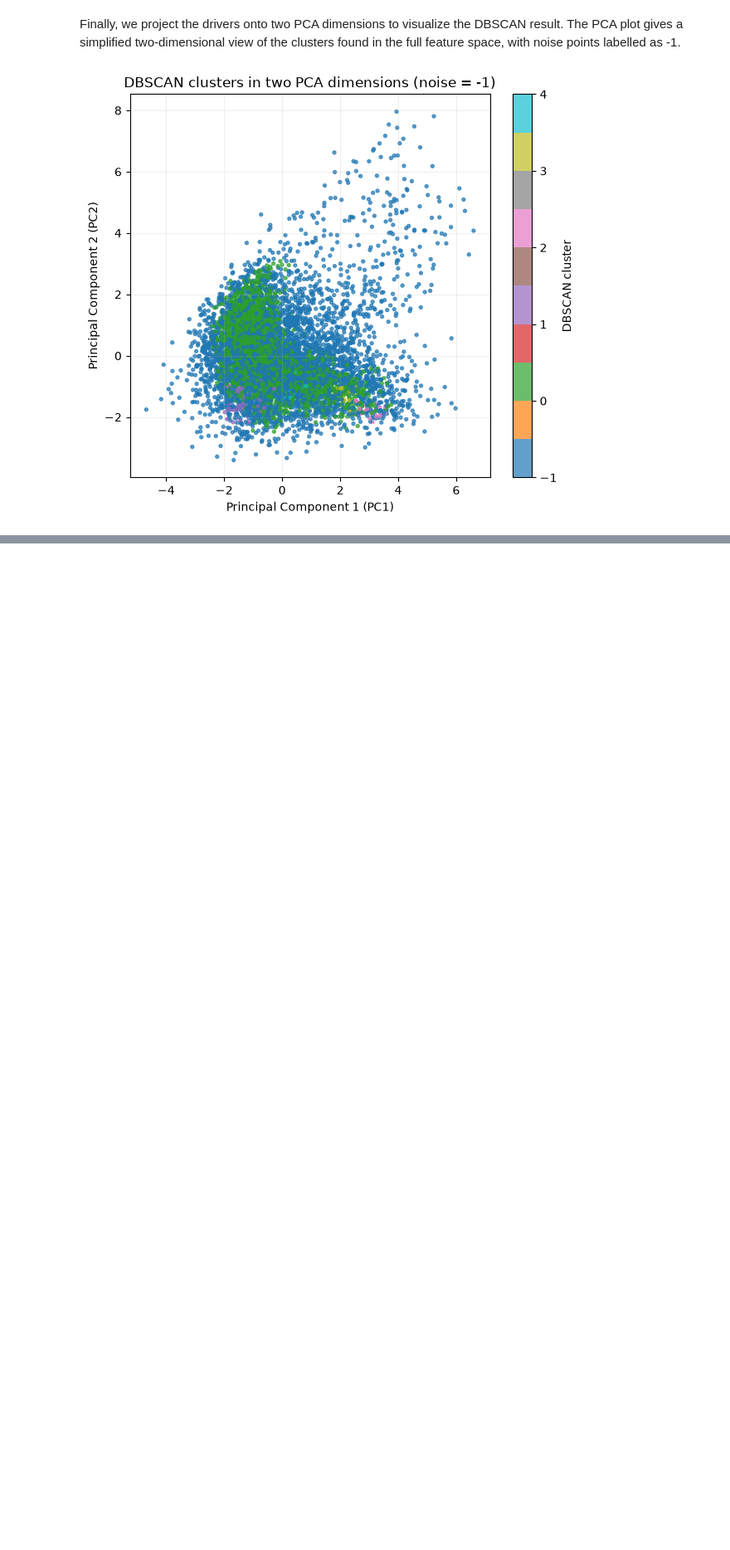
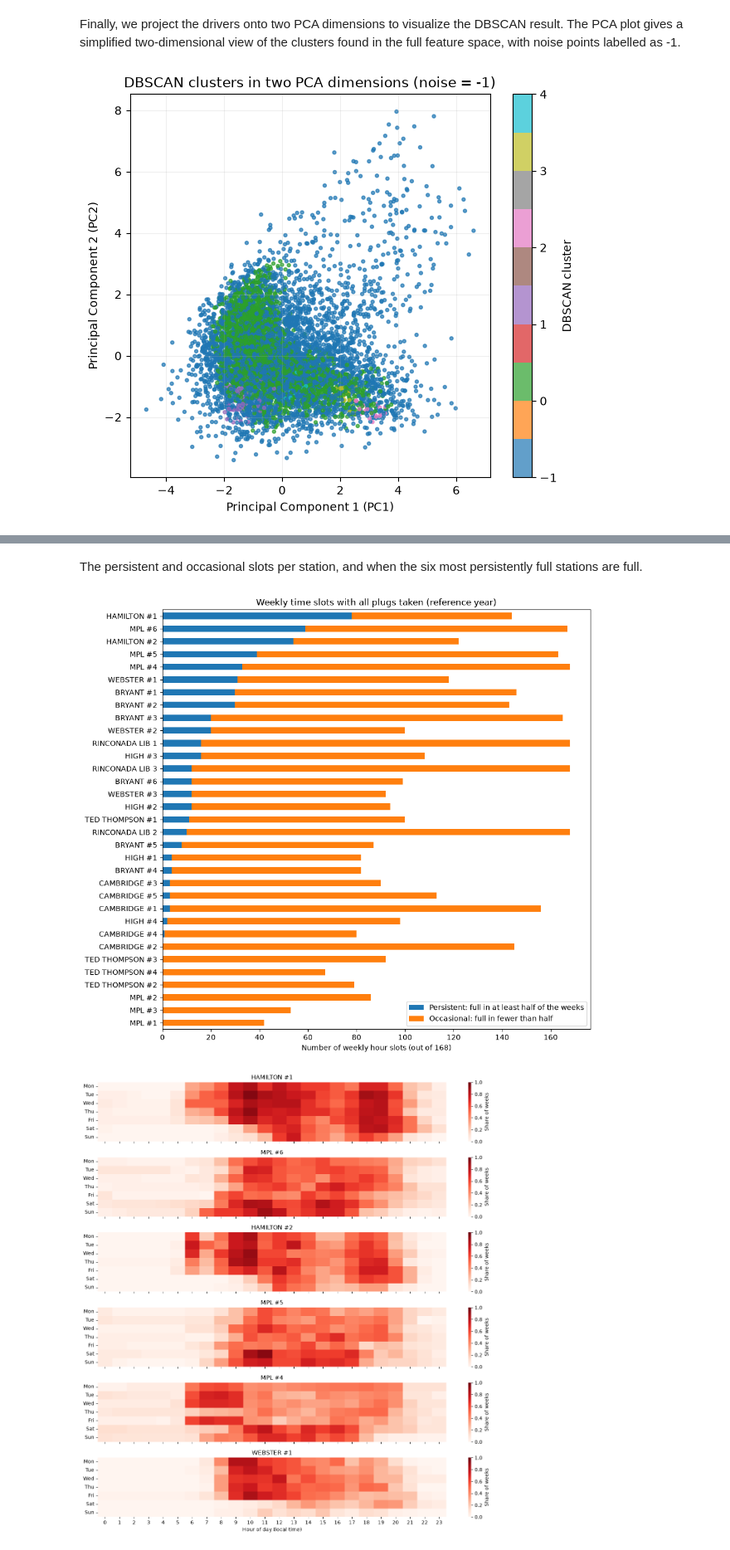
Before and after one commit to dumitritamacarenco/Introduction-to-Business-Analytics---Project-, a Jupyter notebook: ev_charging_palo_alto.ipynb, the cells around one changed output, grey strips where cells are left out. Shown at 83% size. Drawn from its saved outputs; the diff is of its cells as text; code cells hidden in the pictures; blank space fills up the shorter version.

```diff
--- a/ev_charging_palo_alto.ipynb
+++ b/ev_charging_palo_alto.ipynb
@@ -1407,0 +1658,18 @@ plt.show()
+# %%
+# For every station and weekly time slot (weekday x hour): in how many of the 52 weeks was it full?
+weeks_in_ref = ref["Date"].nunique() / 7
+slot_share = ref.groupby(["Station Name", "Weekday", "Hour_Of_Day"])["Is_Full"].mean().rename("Share_Of_Weeks_Full").reset_index()
+PERSISTENT_SHARE = 0.5  # full in more weeks than not
+
+station_pressure = pd.DataFrame({
+    "Plugs": station_plugs,
+    "Mean utilization (%)": ref.groupby("Station Name")["Utilization"].mean() * 100,
+    "Full hours (%)": ref.groupby("Station Name")["Is_Full"].mean() * 100,
+    "Full hours per week": ref.groupby("Station Name")["Is_Full"].sum() / weeks_in_ref,
+    "Persistent slots": slot_share[slot_share["Share_Of_Weeks_Full"] >= PERSISTENT_SHARE].groupby("Station Name").size(),
+    "Occasional slots": slot_share[slot_share["Share_Of_Weeks_Full"].between(0, PERSISTENT_SHARE, inclusive="neither")].groupby("Station Name").size(),
+    "Idle car in full time (%)": ref.groupby("Station Name")["Idle_Full_Minutes"].sum() / ref.groupby("Station Name")["Full_Minutes"].sum() * 100,
+}).fillna({"Persistent slots": 0, "Occasional slots": 0})
+station_pressure = station_pressure.sort_values(["Persistent slots", "Full hours (%)"], ascending=False)
+station_pressure.index = station_pressure.index.str.replace("PALO ALTO CA / ", "")
+display(station_pressure.round(1))
@@ -1407,0 +1734,29 @@ plt.show()
+# %% [markdown]
+The persistent and occasional slots per station, and when the six most persistently full stations are full.
+# %%
+top_stations = station_pressure.index[:6]
+
+# Persistent and occasional slots per station
+station_pressure[["Persistent slots", "Occasional slots"]].iloc[::-1].plot(kind="barh", stacked=True, figsize=(10, 9))
+plt.title("Weekly time slots with all plugs taken (reference year)")
+plt.xlabel("Number of weekly hour slots (out of 168)")
+plt.ylabel("")
+plt.legend(["Persistent: full in at least half of the weeks", "Occasional: full in fewer than half"])
+plt.tight_layout()
+plt.show()
+
+# When are the top stations full? Share of weeks in which each weekly slot was full
+fig, axes = plt.subplots(len(top_stations), 1, figsize=(13, 2.2 * len(top_stations)), sharex=True)
+for ax, station in zip(axes, top_stations):
+    grid = slot_share[slot_share["Station Name"] == "PALO ALTO CA / " + station].pivot(
+        index="Weekday", columns="Hour_Of_Day", values="Share_Of_Weeks_Full")
+    sns.heatmap(grid, ax=ax, vmin=0, vmax=1, cmap="Reds", yticklabels=weekday_names, cbar_kws={"label": "Share of weeks"})
+    ax.set_title(station)
+    ax.set_ylabel("")
+    ax.set_xlabel("")
+axes[-1].set_xlabel("Hour of day (local time)")
+plt.tight_layout()
+plt.show()
+# %% [output]
+[figure, added]
+[figure, added]
```
Also changed, not shown: parts of 61 cells of this notebook.
